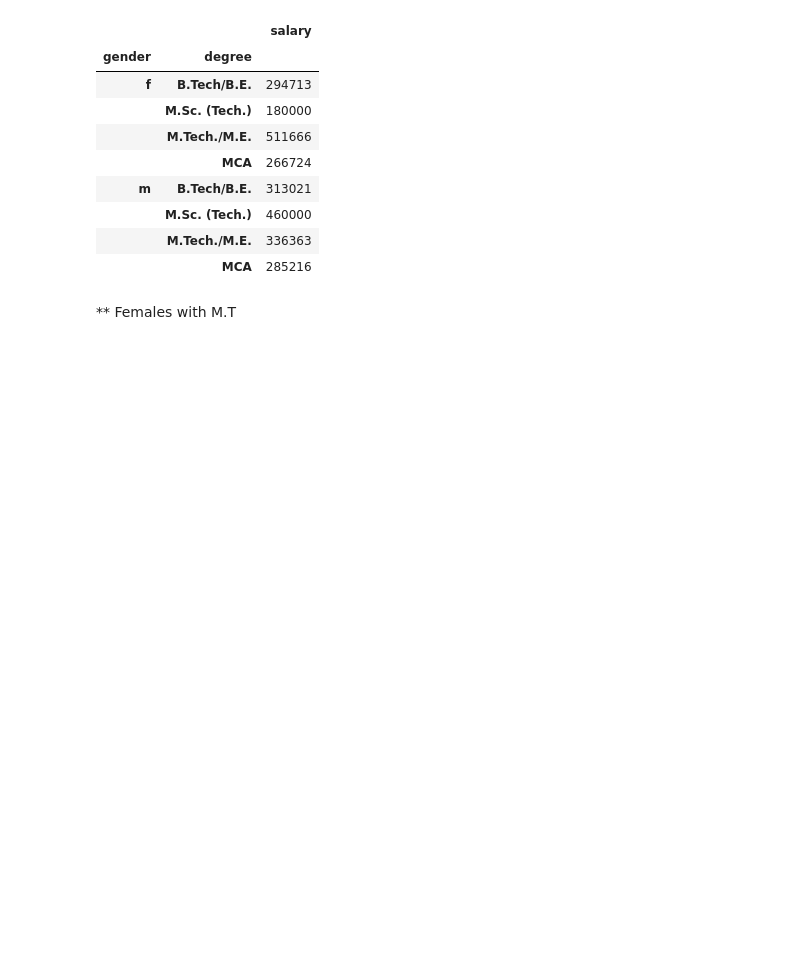
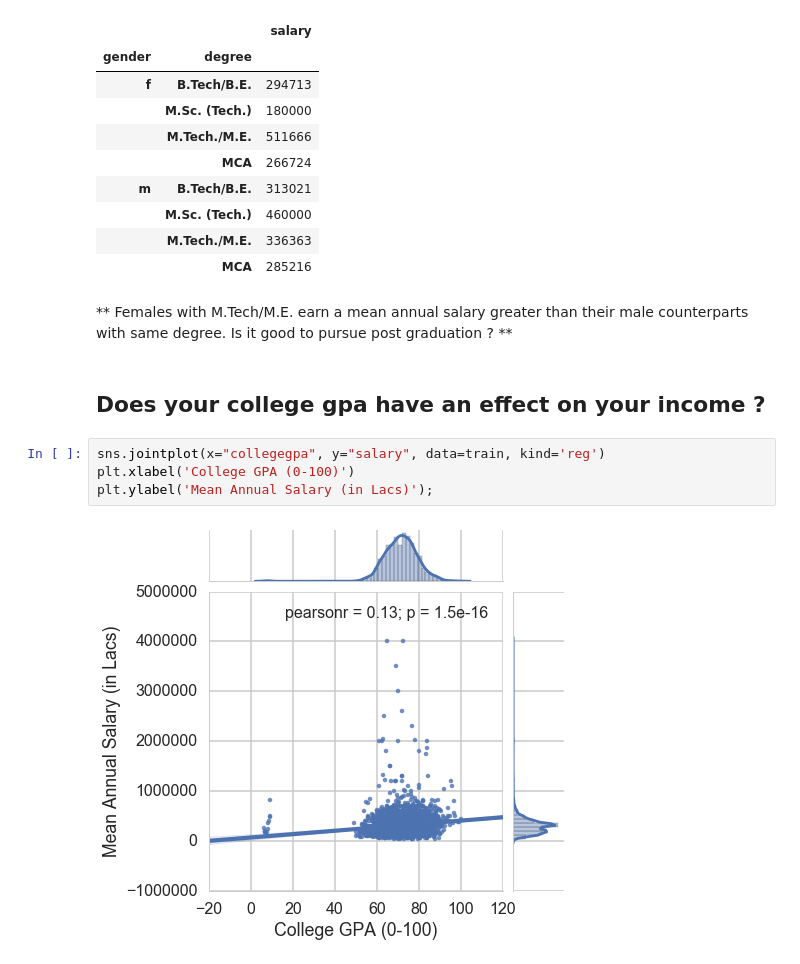
Before and after one commit to numb3r33/CoDS2016, a Jupyter notebook: CODS2016.ipynb, the cells around one changed output. Saved outputs shown, nothing was run; the diff lists cells and outputs as text; blank space fills up the shorter version.

```diff
--- a/CODS2016.ipynb
+++ b/CODS2016.ipynb
@@ -395,5 +393,13 @@ pd.pivot_table(salary_with_gender_degree, index=['gender', 'degree'])
 |  | M.Sc. (Tech.) | 460000 |
 |  | M.Tech./M.E. | 336363 |
 |  | MCA | 285216 |
-# %% [markdown]
-** Females with M.T
+# %% [markdown]
+** Females with M.Tech/M.E. earn a mean annual salary greater than their male counterparts with same degree. Is it good to pursue post graduation ? **
+# %% [markdown]
+## Does your college gpa have an effect on your income ?
+# %%
+sns.jointplot(x="collegegpa", y="salary", data=train, kind='reg')
+plt.xlabel('College GPA (0-100)')
+plt.ylabel('Mean Annual Salary (in Lacs)');
+# %% [output]
+[figure, added]
```
Also changed, not shown: parts of 8 cells of this notebook.
